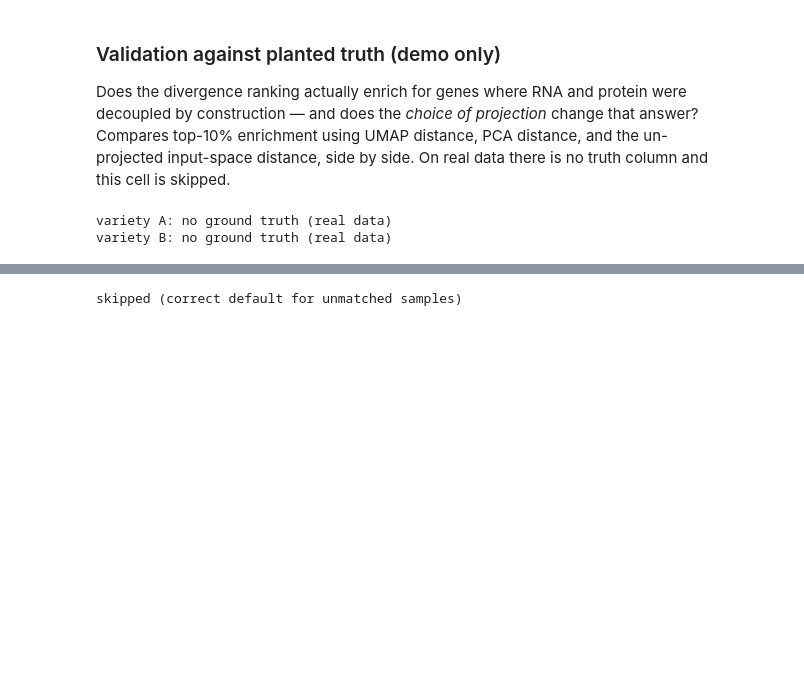
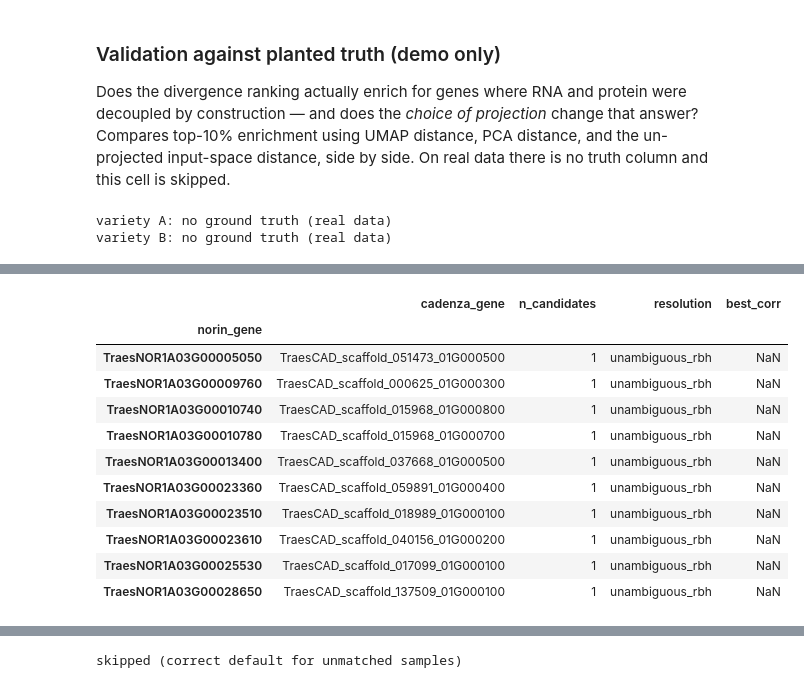
Before and after one commit to KristinaGagalova/autoencoders-test, a Jupyter notebook: rna_protein_umap_shared_space.ipynb, the cells around one changed output, grey strips where cells are left out. Saved outputs shown, nothing was run; the diff lists cells and outputs as text; code cells hidden in the pictures; blank space fills up the shorter version.

```diff
--- a/rna_protein_umap_shared_space.ipynb
+++ b/rna_protein_umap_shared_space.ipynb
@@ -612,0 +650,83 @@ variety B: no ground truth (real data)
+# %%
+def load_ortholog_map(rbh_path, cm_a_rna, cm_b_rna, valid_a=None):
+    """norin -> cadenza ortholog map from a many-to-many RBH table, with
+    multi-way ties broken by RNA expression correlation (see markdown above).
+
+    cm_a_rna / cm_b_rna : condition-mean RNA matrices, conditions x genes
+        (CM["A"]["rna"] / CM["B"]["rna"]).
+    valid_a : restrict to these norin genes (e.g. DIST["A"].index) -- rows
+        for any other norin gene are never used downstream, so skip them.
+
+    Returns a DataFrame indexed by norin_gene with columns cadenza_gene,
+    n_candidates, resolution, best_corr.
+    """
+    rbh = pd.read_csv(rbh_path).rename(
+        columns={"query": "norin_gene", "target": "cadenza_gene"})
+    if valid_a is not None:
+        rbh = rbh[rbh["norin_gene"].isin(valid_a)]
+
+    shared_cond = sorted(set(cm_a_rna.index) & set(cm_b_rna.index))
+    if len(shared_cond) < 3:
+        raise ValueError("too few conditions shared between varieties to "
+                          "correlate on -- check treatment/timepoint coding")
+
+    rows = []
+    for gene, grp in rbh.groupby("norin_gene"):
+        cands = grp["cadenza_gene"].unique().tolist()
+        if len(cands) == 1:
+            rows.append((gene, cands[0], 1, "unambiguous_rbh", np.nan))
+            continue
+        if gene not in cm_a_rna.columns:
+            # no expression profile to break the tie with -- keep the first
+            # candidate but flag it so sensitivity checks can exclude it
+            rows.append((gene, cands[0], len(cands), "unresolved_tie", np.nan))
+            continue
+        a_prof = cm_a_rna.loc[shared_cond, gene].to_numpy(float)
+        best_c, best_r = None, -np.inf
+        for c in cands:
+            if c not in cm_b_rna.columns:
+                continue
+            b_prof = cm_b_rna.loc[shared_cond, c].to_numpy(float)
+            if a_prof.std() == 0 or b_prof.std() == 0:
+                continue
+            r = np.corrcoef(a_prof, b_prof)[0, 1]
+            if r > best_r:
+                best_c, best_r = c, r
+        if best_c is None:
+            rows.append((gene, cands[0], len(cands), "unresolved_tie", np.nan))
+        else:
+            rows.append((gene, best_c, len(cands), "expression_resolved_tie", best_r))
+
+    return pd.DataFrame(
+        rows, columns=["norin_gene", "cadenza_gene", "n_candidates",
+                        "resolution", "best_corr"]
+    ).set_index("norin_gene")
+
+
+ORTHO = load_ortholog_map("data/norin_cadenza_rbh-clean.csv",
+                          CM["A"]["rna"], CM["B"]["rna"],
+                          valid_a=DIST["A"].index)
+ORTHO.to_csv(OUT / "ortholog_map.csv")
+
+n_q = len(ORTHO)
+n_tied = int((ORTHO["n_candidates"] > 1).sum())
+print(f"{n_q:,} norin genes (with protein-level divergence data) have an RBH hit")
+print(f"  {(ORTHO.resolution=='unambiguous_rbh').sum():,} unambiguous_rbh")
+resolved = ORTHO.loc[ORTHO.resolution == 'expression_resolved_tie', 'best_corr']
+print(f"  {len(resolved):,} expression_resolved_tie "
+      f"(median best_corr={resolved.median():.2f})" if len(resolved) else
+      "  0 expression_resolved_tie")
+print(f"  {(ORTHO.resolution=='unresolved_tie').sum():,} unresolved_tie "
+      f"(kept first candidate, excluded from the unambiguous-only check below)")
+
+tie_frac = n_tied / n_q if n_q else 0.0
+print(f"\n{tie_frac:.1%} of matched genes hit a multi-way RBH tie.")
+if tie_frac > 0.05:
+    print("  That is a large enough fraction to be substantial gene-family "
+          "expansion between cultivars -- consider OrthoFinder's phylogenetic "
+          "orthogroup inference instead of continuing to patch RBH.")
+else:
+    print("  Small enough that RBH + expression tie-breaking is a reasonable fix.")
+
+display(ORTHO.head(10))
+# %% [output]
@@ -612,0 +740,12 @@ variety B: no ground truth (real data)
+|  | cadenza_gene | n_candidates | resolution | best_corr |
+| norin_gene |  |  |  |  |
+| TraesNOR1A03G00005050 | TraesCAD_scaffold_051473_01G000500 | 1 | unambiguous_rbh | NaN |
+| TraesNOR1A03G00009760 | TraesCAD_scaffold_000625_01G000300 | 1 | unambiguous_rbh | NaN |
+| TraesNOR1A03G00010740 | TraesCAD_scaffold_015968_01G000800 | 1 | unambiguous_rbh | NaN |
+| TraesNOR1A03G00010780 | TraesCAD_scaffold_015968_01G000700 | 1 | unambiguous_rbh | NaN |
+| TraesNOR1A03G00013400 | TraesCAD_scaffold_037668_01G000500 | 1 | unambiguous_rbh | NaN |
+| TraesNOR1A03G00023360 | TraesCAD_scaffold_059891_01G000400 | 1 | unambiguous_rbh | NaN |
+| TraesNOR1A03G00023510 | TraesCAD_scaffold_018989_01G000100 | 1 | unambiguous_rbh | NaN |
+| TraesNOR1A03G00023610 | TraesCAD_scaffold_040156_01G000200 | 1 | unambiguous_rbh | NaN |
+| TraesNOR1A03G00025530 | TraesCAD_scaffold_017099_01G000100 | 1 | unambiguous_rbh | NaN |
+| TraesNOR1A03G00028650 | TraesCAD_scaffold_137509_01G000100 | 1 | unambiguous_rbh | NaN |
```
Also changed, not shown: parts of 8 cells of this notebook, 1 other file.
